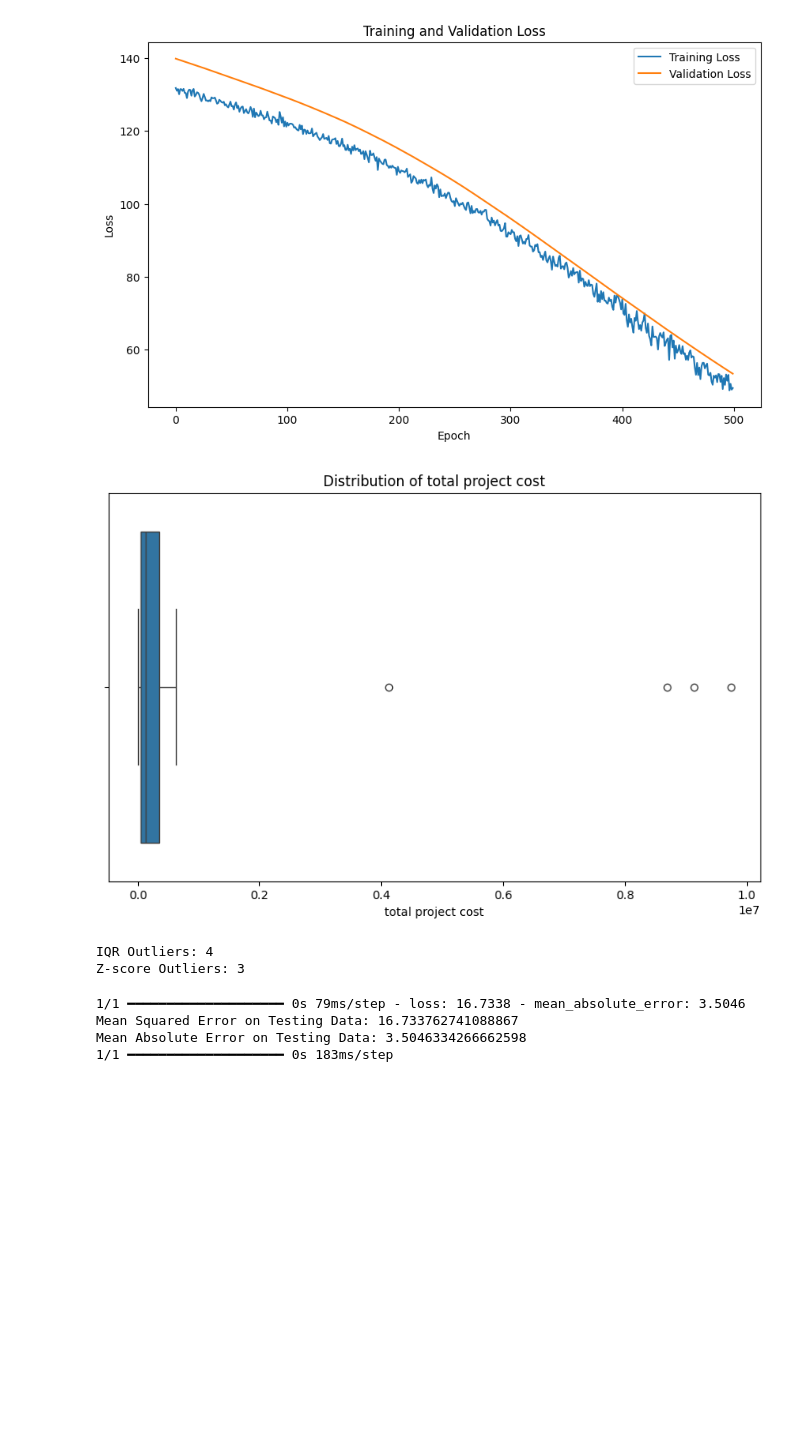
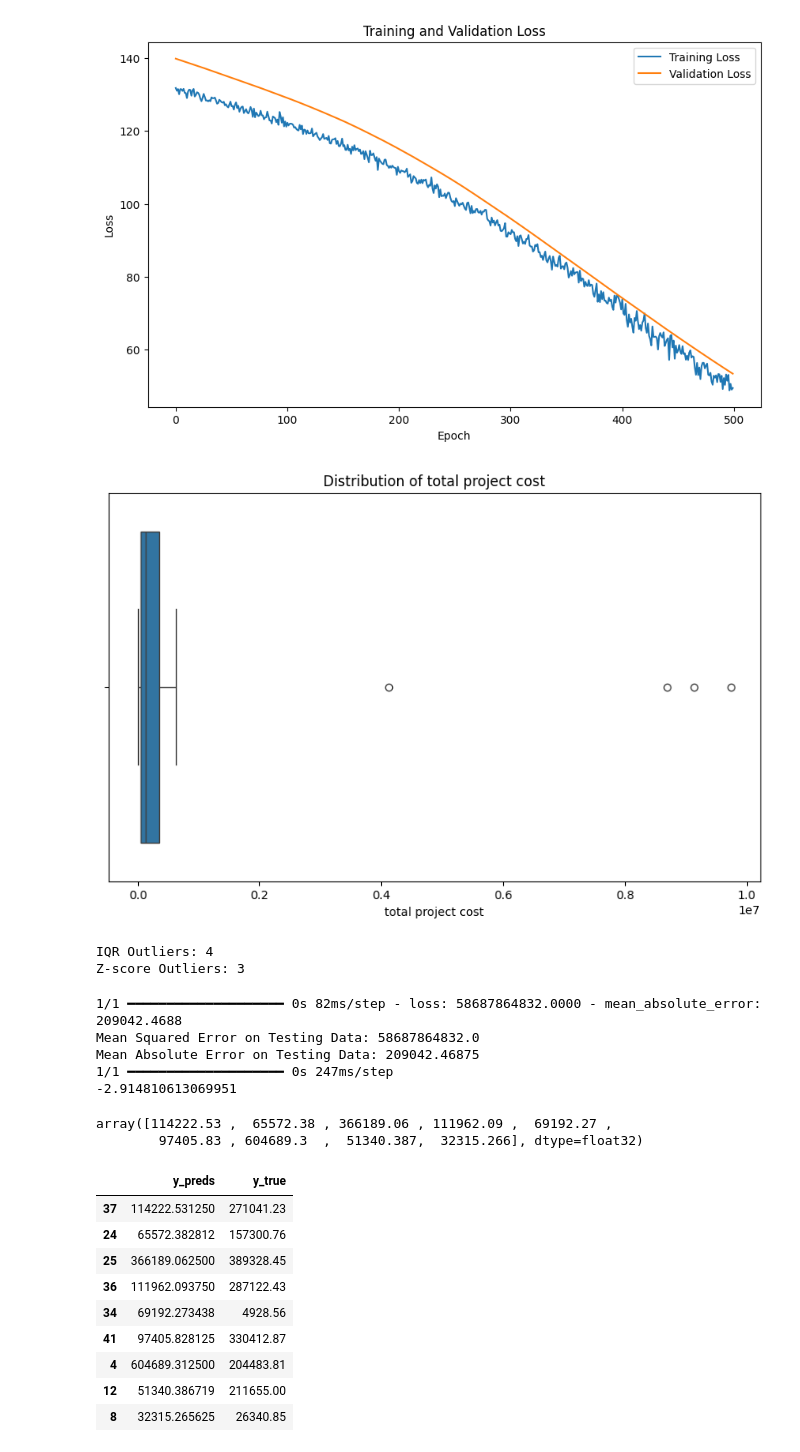
Before and after one commit to Augah2001/Construction_House_Price-prediction, a Jupyter notebook: practise.ipynb, the cells around one changed output. Saved outputs shown, nothing was run; the diff lists cells and outputs as text; code cells hidden in the pictures; blank space fills up the shorter version.

```diff
--- a/practise.ipynb
+++ b/practise.ipynb
@@ -1273,8 +1275,7 @@ data_clean = data.drop(outliers_iqr.index)
 X = data_clean.drop(columns=['total project cost'])
 y = data_clean['total project cost']
 
-# Log transform the target variable
-y = np.log1p(y)
+
 
 # Identify categorical and numerical columns
 categorical_features = ['building_function']
@@ -1346,14 +1347,24 @@ y_pred_exp = np.expm1(y_pred)
 # plt.title('Training and Validation Loss')
 # plt.legend()
 # plt.show()
+from sklearn.metrics import r2_score
+
+print(r2_score(y_test, y_pred))
 # %% [output]
 [figure]
 IQR Outliers: 4
 Z-score Outliers: 3
-1/1 ━━━━━━━━━━━━━━━━━━━━ 0s 79ms/step - loss: 16.7338 - mean_absolute_error: 3.5046
-Mean Squared Error on Testing Data: 16.733762741088867
-Mean Absolute Error on Testing Data: 3.5046334266662598
-1/1 ━━━━━━━━━━━━━━━━━━━━ 0s 183ms/step
+1/1 ━━━━━━━━━━━━━━━━━━━━ 0s 82ms/step - loss: 58687864832.0000 - mean_absolute_error: 209042.4688
+Mean Squared Error on Testing Data: 58687864832.0
+Mean Absolute Error on Testing Data: 209042.46875
+1/1 ━━━━━━━━━━━━━━━━━━━━ 0s 247ms/step
+-2.914810613069951
+# %%
+# y_pred = np.exp(y_pred) -1
+y_pred
+# %% [output]
+array([114222.53 ,  65572.38 , 366189.06 , 111962.09 ,  69192.27 ,
+        97405.83 , 604689.3  ,  51340.387,  32315.266], dtype=float32)
 # %%
 import pickle
 
@@ -1362,3 +1373,24 @@ with open('transformer.pkl', 'wb') as f:
     pickle.dump(transformer, f)
 with open('model.pkl', 'wb') as f:
     pickle.dump(model, f)
+# %%
+import xgboost as xgb
+from sklearn.metrics import mean_absolute_error
+
+xgboost = xgb.XGBRegressor().fit(X_train, y_train)
+y_pred = xgboost.predict(X_test)
+# mean_absolute_error(y_pred= y_pred, y_true=y_test)
+mean_squared_error(y_pred= y_pred, y_true=y_test)
+
+pd.DataFrame({"y_preds": y_pred, "y_true": y_test})
+# %% [output]
+|  | y_preds | y_true |
+| 37 | 114222.531250 | 271041.23 |
+| 24 | 65572.382812 | 157300.76 |
+| 25 | 366189.062500 | 389328.45 |
+| 36 | 111962.093750 | 287122.43 |
+| 34 | 69192.273438 | 4928.56 |
+| 41 | 97405.828125 | 330412.87 |
+| 4 | 604689.312500 | 204483.81 |
+| 12 | 51340.386719 | 211655.00 |
+| 8 | 32315.265625 | 26340.85 |
```
Also changed, not shown: parts of 10 cells of this notebook, 12 other files.
